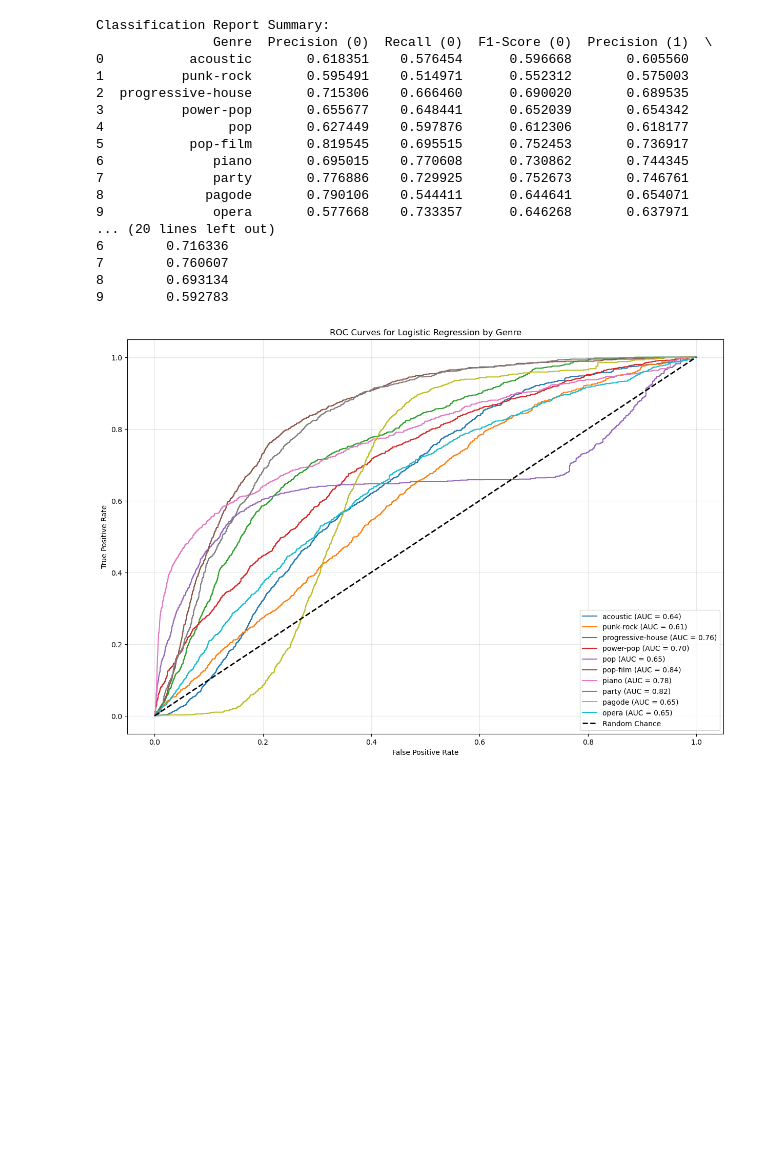
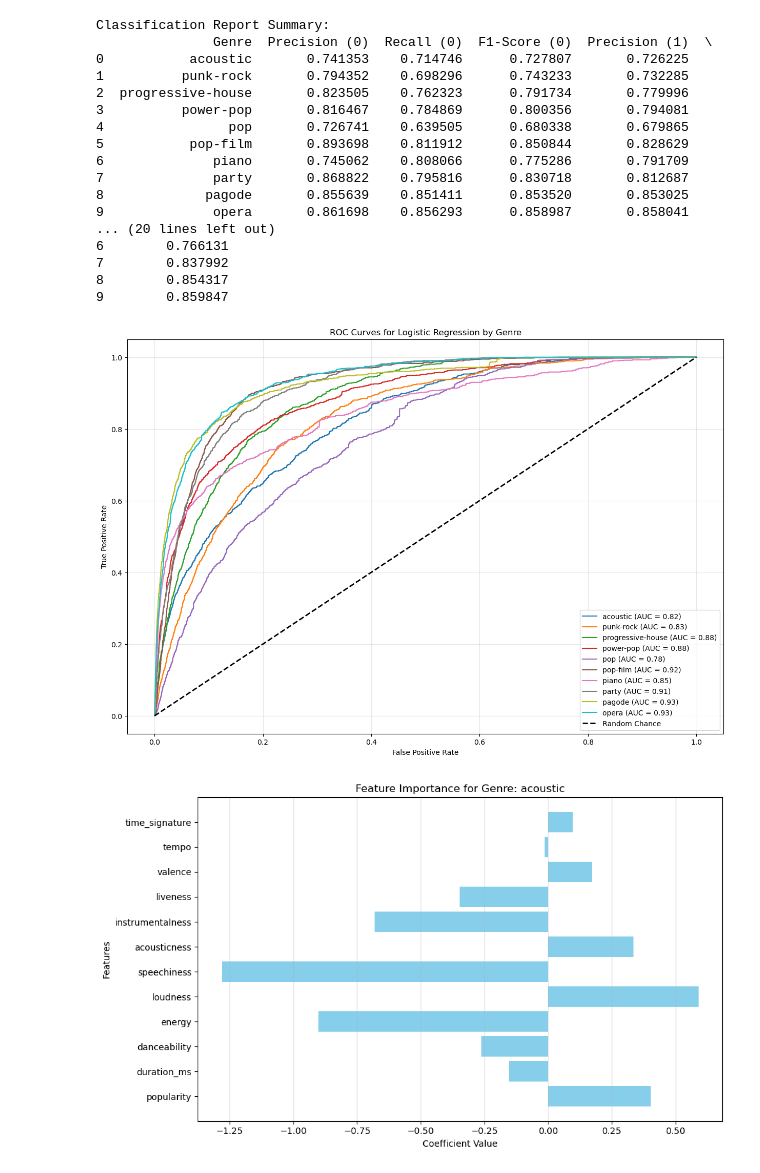
Before and after one commit to ketexon/csm148-spotiflies, a Jupyter notebook: logistic_regression.ipynb, the cells around one changed output. Drawn from its saved outputs; the diff is of its cells as text; code cells hidden in the pictures; blank space fills up the shorter version.

Commit message:
Logistic regression after standardizing variables, also included code to check coefficient values

```diff
--- a/logistic_regression.ipynb
+++ b/logistic_regression.ipynb
@@ -5,6 +5,7 @@ from sklearn.linear_model import LogisticRegression
 from sklearn.metrics import roc_curve, auc, classification_report
 from sklearn.model_selection import train_test_split
 from sklearn.utils import resample
+from sklearn.preprocessing import StandardScaler
 
 # Function to manually balance classes for a binary target
 def balance_classes(X, y):
@@ -28,13 +29,18 @@ def balance_classes(X, y):
 
 def logistic_regression_analysis(data, top_genres, predictors):
     results = []
+    feature_importance = {}
 
     for genre in top_genres:
         y = data[f'is_{genre}']
         X = data[predictors]
 
+        # Standardize the predictors
+        scaler = StandardScaler()
+        X_scaled = pd.DataFrame(scaler.fit_transform(X), columns=predictors)
+
         # Balance the classes manually
-        X_balanced, y_balanced = balance_classes(X, y)
+        X_balanced, y_balanced = balance_classes(X_scaled, y)
 
         # Split balanced data into train and test sets
         X_train, X_test, y_train, y_test = train_test_split(
@@ -44,6 +50,9 @@ def logistic_regression_analysis(data, top_genres, predictors):
         # Train logistic regression
         model = LogisticRegression(max_iter=1000, random_state=42)
         model.fit(X_train, y_train)
+
+        # Store coefficients for feature importance
+        feature_importance[genre] = model.coef_[0]
 
         # Make predictions
         y_pred = model.predict(X_test)
@@ -66,7 +75,18 @@ def logistic_regression_analysis(data, top_genres, predictors):
 
     # Convert to a DataFrame for easier handling
     results_df = pd.DataFrame(results)
-    return results_df
+    return results_df, feature_importance
+
+def plot_feature_importance(feature_importance, predictors):
+    for genre, coefficients in feature_importance.items():
+        plt.figure(figsize=(10, 6))
+        plt.barh(predictors, coefficients, color='skyblue')
+        plt.title(f'Feature Importance for Genre: {genre}')
+        plt.xlabel('Coefficient Value')
+        plt.ylabel('Features')
+        plt.grid(axis='x', alpha=0.5)
+        plt.tight_layout()
+        plt.show()
 
 def plot_roc_curves(data, top_genres, predictors):
     plt.figure(figsize=(15, 10))
@@ -75,8 +95,12 @@ def plot_roc_curves(data, top_genres, predictors):
         y = data[f'is_{genre}']
         X = data[predictors]
 
+        # Standardize the predictors
+        scaler = StandardScaler()
+        X_scaled = pd.DataFrame(scaler.fit_transform(X), columns=predictors)
+
         # Balance the classes manually
-        X_balanced, y_balanced = balance_classes(X, y)
+        X_balanced, y_balanced = balance_classes(X_scaled, y)
 
         # Split balanced data into train and test sets
         X_train, X_test, y_train, y_test = train_test_split(
@@ -108,46 +132,50 @@ def plot_roc_curves(data, top_genres, predictors):
     plt.grid(alpha=0.3)
     plt.show()
 
 # Full pipeline
 if __name__ == "__main__":
     # Load data
     data = pd.read_csv('dataset.csv')
 
     # Define top genres and predictors
     top_genres = ['acoustic', 'punk-rock', 'progressive-house', 'power-pop', 'pop', 'pop-film', 'piano', 'party', 'pagode', 'opera']
     predictors = ['popularity', 'duration_ms', 'danceability', 'energy', 'loudness',
                   'speechiness', 'acousticness', 'instrumentalness', 'liveness', 'valence',
                   'tempo', 'time_signature']
 
     # Generate binary columns for top genres
     for genre in top_genres:
         data[f'is_{genre}'] = (data['track_genre'] == genre).astype(int)
 
     # Perform logistic regression analysis
-    results_df = logistic_regression_analysis(data, top_genres, predictors)
+    results_df, feature_importance = logistic_regression_analysis(data, top_genres, predictors)
 
     # Display results
     print("Classification Report Summary:")
     print(results_df)
 
     # Plot ROC curves
     plot_roc_curves(data, top_genres, predictors)
+
+    # Plot feature importance
+    plot_feature_importance(feature_importance, predictors)
 # %% [output]
 Classification Report Summary:
                Genre  Precision (0)  Recall (0)  F1-Score (0)  Precision (1)  \
-0           acoustic       0.618351    0.576454      0.596668       0.605560
-1          punk-rock       0.595491    0.514971      0.552312       0.575003
-2  progressive-house       0.715306    0.666460      0.690020       0.689535
-3          power-pop       0.655677    0.648441      0.652039       0.654342
-4                pop       0.627449    0.597876      0.612306       0.618177
-5           pop-film       0.819545    0.695515      0.752453       0.736917
-6              piano       0.695015    0.770608      0.730862       0.744345
-7              party       0.776886    0.729925      0.752673       0.746761
-8             pagode       0.790106    0.544411      0.644641       0.654071
-9              opera       0.577668    0.733357      0.646268       0.637971
+0           acoustic       0.741353    0.714746      0.727807       0.726225
+1          punk-rock       0.794352    0.698296      0.743233       0.732285
+2  progressive-house       0.823505    0.762323      0.791734       0.779996
+3          power-pop       0.816467    0.784869      0.800356       0.794081
+4                pop       0.726741    0.639505      0.680338       0.679865
+5           pop-film       0.893698    0.811912      0.850844       0.828629
+6              piano       0.745062    0.808066      0.775286       0.791709
+7              party       0.868822    0.795816      0.830718       0.812687
+8             pagode       0.855639    0.851411      0.853520       0.853025
+9              opera       0.861698    0.856293      0.858987       0.858041
 ... (20 lines left out)
-6        0.716336
-7        0.760607
-8        0.693134
-9        0.592783
+6        0.766131
+7        0.837992
+8        0.854317
+9        0.859847
-[figure, old version]
+[figure, new version]
+[figure, added]
```
Also changed, not shown: parts of 1 cell of this notebook.
